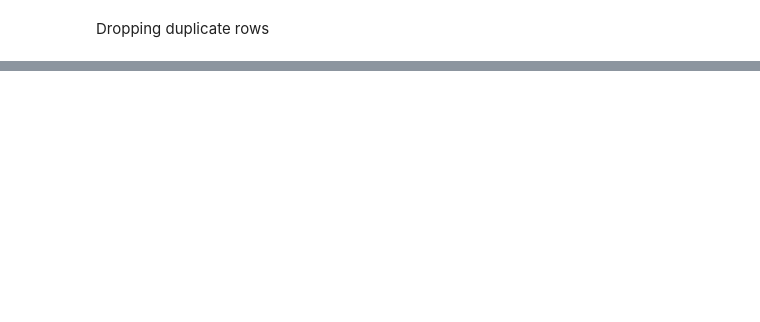
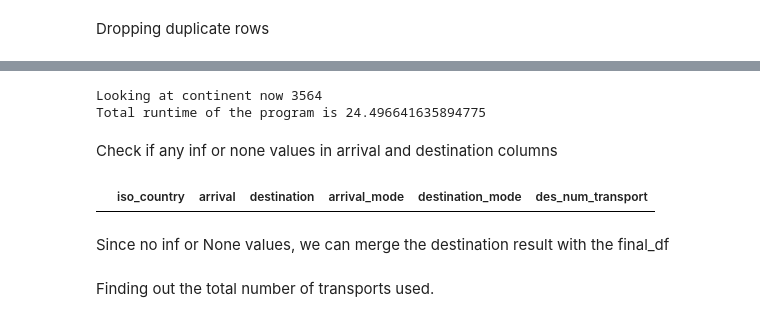
Before and after one commit to nakulBageja/Pharma-Scope-3, a Jupyter notebook: Scope_3.ipynb, the cells around one changed output, grey strips where cells are left out. Drawn from its saved outputs; the diff is of its cells as text; code cells hidden in the pictures; blank space fills up the shorter version.

Commit message:
Completion of addition of location points of the source and destination

```diff
--- a/Scope_3.ipynb
+++ b/Scope_3.ipynb
@@ -513,0 +412,4 @@ final_airport_df[final_airport_df['municipality'].str.lower() == 'gaborone']
+# %%
+# DF to append Destination location
+data = {'iso_country':[],'arrival':[],'destination':[],'arrival_mode':[],'destination_mode':[],'des_num_transport':[]}
+destination_result = gpd.GeoDataFrame(data)
@@ -513,0 +445,18 @@ final_airport_df[final_airport_df['municipality'].str.lower() == 'gaborone']
+# %%
+# store starting time
+begin = time.time()
+destination_locations.apply(getDestinationCoordinates,axis=1)
+end = time.time()
+# total time taken
+print(f"Total runtime of the program is {end - begin}")
+# %% [output]
+Looking at continent now 3564
+Total runtime of the program is 24.496641635894775
+# %% [markdown]
+Check if any inf or none values in arrival and destination columns
+# %%
+destination_result.loc[(destination_result['arrival'].apply(lambda p: p == None or p.x == float('inf') or p.y == float('inf'))) | (destination_result['destination'].apply(lambda p: p == None or p.x == float('inf') or p.y == float('inf')))]
+# %% [output]
+|  | iso_country | arrival | destination | arrival_mode | destination_mode | des_num_transport |
+# %% [markdown]
+Since no inf or None values, we can merge the destination result with the final_df
@@ -513,0 +465,2 @@ final_airport_df[final_airport_df['municipality'].str.lower() == 'gaborone']
+# %% [markdown]
+Finding out the total number of transports used.
```
Also changed, not shown: parts of 37 cells of this notebook, 2 other files.
